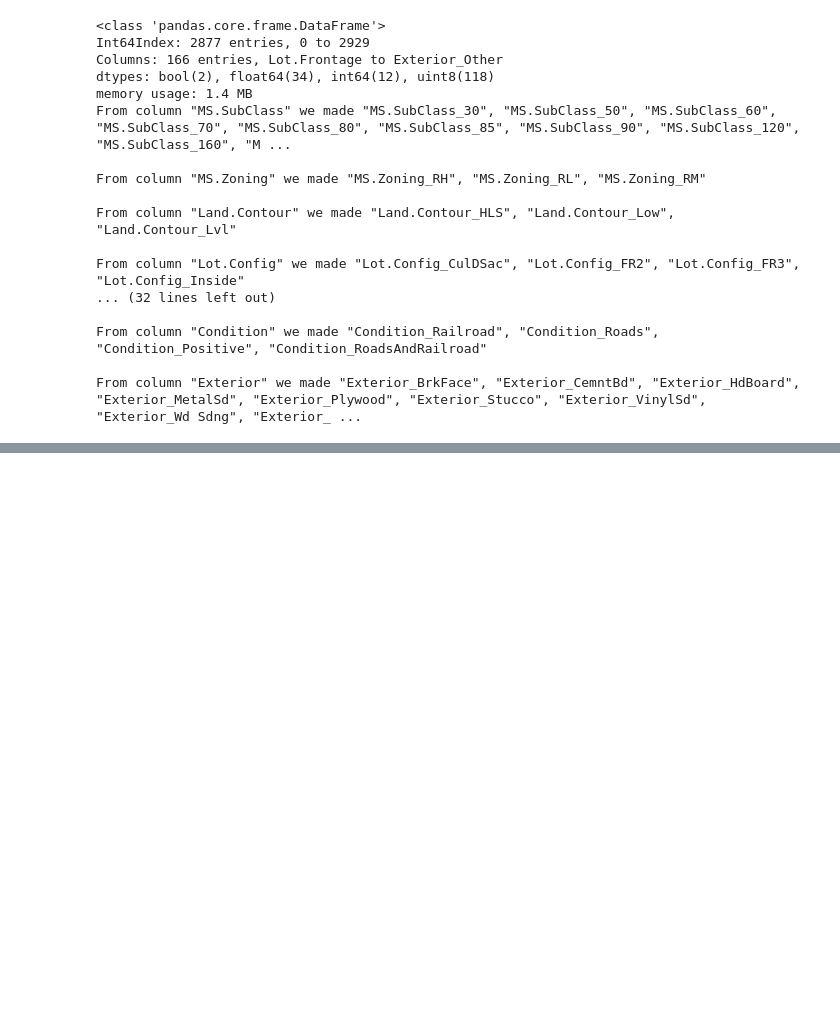
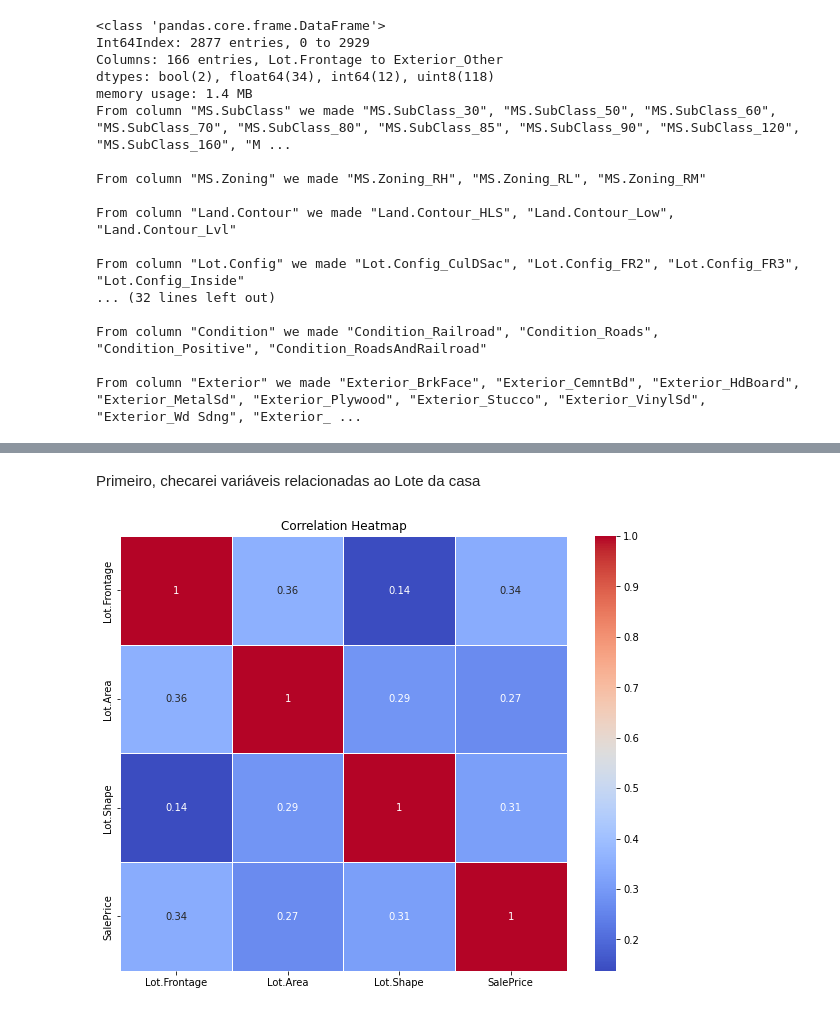
Before and after one commit to P-ASilva/ames, a Jupyter notebook: notebooks/08_final_model_analysis_and_feature_enginnering.ipynb, the cells around one changed output, grey strips where cells are left out. Drawn from its saved outputs; the diff is of its cells as text; code cells hidden in the pictures; blank space fills up the shorter version.

```diff
--- a/notebooks/08_final_model_analysis_and_feature_enginnering.ipynb
+++ b/notebooks/08_final_model_analysis_and_feature_enginnering.ipynb
@@ -14,3 +16,5 @@ with open(clean_data_path, 'rb') as file:
     data = pickle.load(file)
 # %% [output]
 c:\Users\Pedro Antônio Silva\Desktop\Semestre 4\Machine Learning\proj_1\ames\data
+# %%
+model_data = data.copy()
@@ -17,3 +23,16 @@ c:\Users\Pedro Antônio Silva\Desktop\Semestre 4\Machine Learning\proj_1\ames\da
+# %%
+def nonNull_percent(label, null_value = 0 ):
+    f = model_data[label] != null_value
+    return (model_data[label][f].value_counts().sum()/model_data[label].shape[0] *100)
+
+def heatMapCorr(labels):
+    correlation_matrix = model_data[labels + ["SalePrice"]].corr()
+
+    # Create the heatmap
+    plt.figure(figsize=(10, 8))
+    sns.heatmap(correlation_matrix, annot=True, cmap='coolwarm', linewidths=.5)
+    plt.title('Correlation Heatmap')
+    plt.show()
 # %% [markdown]
 Copia do processamento feito no notebook 03
 # %%
@@ -79,0 +100,7 @@ print()
+# %% [markdown]
+Primeiro, checarei variáveis relacionadas ao Lote da casa
+# %%
+lot_cat = ["Lot.Frontage","Lot.Area","Lot.Shape"]
+heatMapCorr(lot_cat)
+# %% [output]
+[figure, added]
```
Also changed, not shown: parts of 20 cells of this notebook, 3 other files.
